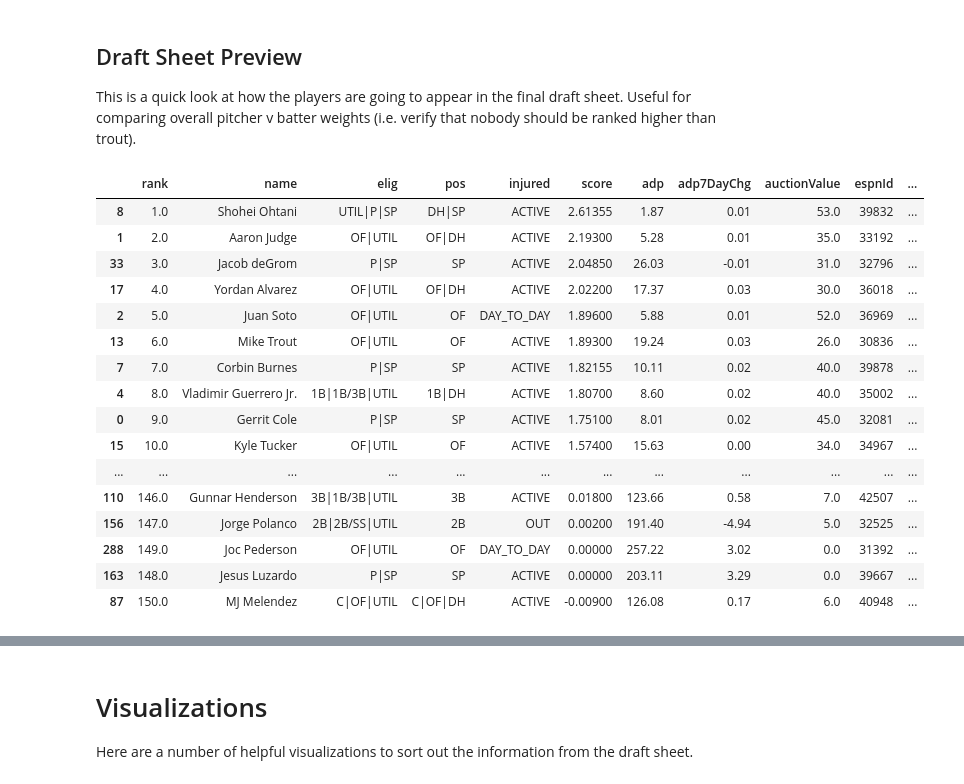
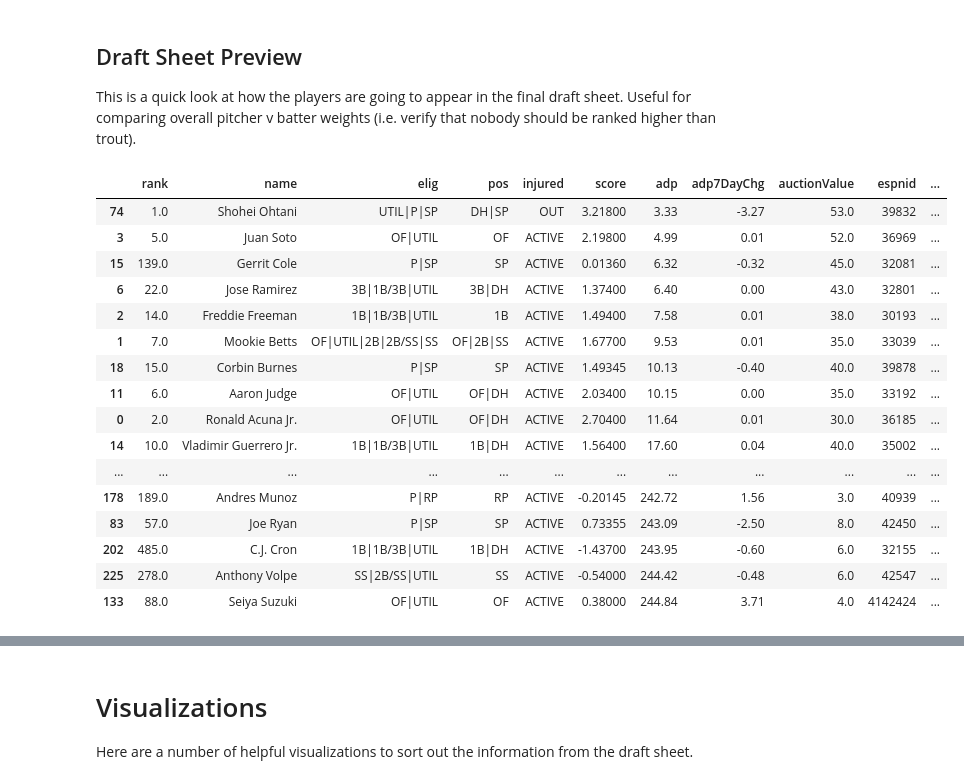
Before and after one commit to zmsy/notebooks, a Jupyter notebook: player_z_scores_preseason.ipynb, the cells around one changed output, grey strips where cells are left out. Drawn from its saved outputs; the diff is of its cells as text; code cells hidden in the pictures.

```diff
--- a/player_z_scores_preseason.ipynb
+++ b/player_z_scores_preseason.ipynb
@@ -317,13 +358,13 @@ MIDDLE_PITCHER_INDEX = int((NUM_TEAMS * NUM_PITCHERS) / 2)
 
 middle_batter_score = dfb[dfb["total_z_score_rank"] == MIDDLE_BATTER_INDEX][
     "total_z_score"
-]
+].iloc[0]
 dfb["total_z_score"] = dfb["total_z_score"] - float(middle_batter_score)
 dfb.reset_index(drop=True)
 
 middle_pitcher_score = dfp[dfp["total_z_score_rank"] == MIDDLE_PITCHER_INDEX][
     "total_z_score"
-]
+].iloc[0]
 dfp["total_z_score"] = dfp["total_z_score"] - float(middle_pitcher_score)
 dfp.reset_index(drop=True)
 
@@ -349,10 +393,10 @@ This sheet includes a number of important pieces of information for drafting spe
 - Combined scores
 # %%
 # name and espnteamid are the join columns
-cols = ["name", "espnteamid", "total_z_score"]
+cols = ["total_z_score", "espnid"]
 df = (
     pd.concat([dfb[cols], dfp[cols]])
-    .groupby(by=["name", "espnteamid"])
+    .groupby(by=["espnid"])
     .sum() # sum them to deal with shohei breaking all assumptions
     .reset_index()
     .sort_values(by="total_z_score", ascending=False)
@@ -360,10 +404,10 @@ df = (
 df.rename(columns={"total_z_score": "score"}, inplace=True)
 
 # merge in ESPN player data
-dfy = pd.merge(dfe, df, left_on=["name", "proTeamId"], right_on=["name", "espnteamid"], how="left")
+dfy = pd.merge(dfe, df, left_on="espnid", right_on="espnid", how="left")
 dfd = pd.merge(dfy, dfpl, on="name", how="left")
 
-# fill in missing type values, need to adjust names later
+# # fill in missing type values, need to adjust names later
 dfd["elig"] = dfd["elig"].astype("str").replace(to_replace="nan", value="")
 dfd["pos"] = dfd["pos"].astype("str").replace(to_replace="nan", value="")
 
@@ -430,13 +474,14 @@ dfd = dfd[
         "espnAdp",
         "espnAdpChng",
         "espnAuctionValue",
-        "espnId",
+        "espnid",
         "pctOwn",
         "pctStart",
         "catg",
         "pListRank",
         "pListTier",
-        "primaryPos"
+        "primaryPos",
+        "proTeamId"
     ]
 ]
 
@@ -460,24 +505,24 @@ with pd.ExcelWriter(f"fantasy_draft_sheet_{today}.xlsx") as writer:
 
 This is a quick look at how the players are going to appear in the final draft sheet. Useful for comparing overall pitcher v batter weights (i.e. verify that nobody should be ranked higher than trout).
 # %%
-dfd.sort_values(by="score", ascending=False).head(150)
+dfd.sort_values(by="adp", ascending=True).head(150)
 # %% [output]
-|  | rank | name | elig | pos | injured | score | adp | adp7DayChg | auctionValue | espnId | ... |
-| 8 | 1.0 | Shohei Ohtani | UTIL|P|SP | DH|SP | ACTIVE | 2.61355 | 1.87 | 0.01 | 53.0 | 39832 | ... |
-| 1 | 2.0 | Aaron Judge | OF|UTIL | OF|DH | ACTIVE | 2.19300 | 5.28 | 0.01 | 35.0 | 33192 | ... |
-| 33 | 3.0 | Jacob deGrom | P|SP | SP | ACTIVE | 2.04850 | 26.03 | -0.01 | 31.0 | 32796 | ... |
-| 17 | 4.0 | Yordan Alvarez | OF|UTIL | OF|DH | ACTIVE | 2.02200 | 17.37 | 0.03 | 30.0 | 36018 | ... |
-| 2 | 5.0 | Juan Soto | OF|UTIL | OF | DAY_TO_DAY | 1.89600 | 5.88 | 0.01 | 52.0 | 36969 | ... |
-| 13 | 6.0 | Mike Trout | OF|UTIL | OF | ACTIVE | 1.89300 | 19.24 | 0.03 | 26.0 | 30836 | ... |
-| 7 | 7.0 | Corbin Burnes | P|SP | SP | ACTIVE | 1.82155 | 10.11 | 0.02 | 40.0 | 39878 | ... |
-| 4 | 8.0 | Vladimir Guerrero Jr. | 1B|1B/3B|UTIL | 1B|DH | ACTIVE | 1.80700 | 8.60 | 0.02 | 40.0 | 35002 | ... |
-| 0 | 9.0 | Gerrit Cole | P|SP | SP | ACTIVE | 1.75100 | 8.01 | 0.02 | 45.0 | 32081 | ... |
-| 15 | 10.0 | Kyle Tucker | OF|UTIL | OF | ACTIVE | 1.57400 | 15.63 | 0.00 | 34.0 | 34967 | ... |
+|  | rank | name | elig | pos | injured | score | adp | adp7DayChg | auctionValue | espnid | ... |
+| 74 | 1.0 | Shohei Ohtani | UTIL|P|SP | DH|SP | OUT | 3.21800 | 3.33 | -3.27 | 53.0 | 39832 | ... |
+| 3 | 5.0 | Juan Soto | OF|UTIL | OF | ACTIVE | 2.19800 | 4.99 | 0.01 | 52.0 | 36969 | ... |
+| 15 | 139.0 | Gerrit Cole | P|SP | SP | ACTIVE | 0.01360 | 6.32 | -0.32 | 45.0 | 32081 | ... |
+| 6 | 22.0 | Jose Ramirez | 3B|1B/3B|UTIL | 3B|DH | ACTIVE | 1.37400 | 6.40 | 0.00 | 43.0 | 32801 | ... |
+| 2 | 14.0 | Freddie Freeman | 1B|1B/3B|UTIL | 1B | ACTIVE | 1.49400 | 7.58 | 0.01 | 38.0 | 30193 | ... |
+| 1 | 7.0 | Mookie Betts | OF|UTIL|2B|2B/SS|SS | OF|2B|SS | ACTIVE | 1.67700 | 9.53 | 0.01 | 35.0 | 33039 | ... |
+| 18 | 15.0 | Corbin Burnes | P|SP | SP | ACTIVE | 1.49345 | 10.13 | -0.40 | 40.0 | 39878 | ... |
+| 11 | 6.0 | Aaron Judge | OF|UTIL | OF|DH | ACTIVE | 2.03400 | 10.15 | 0.00 | 35.0 | 33192 | ... |
+| 0 | 2.0 | Ronald Acuna Jr. | OF|UTIL | OF|DH | ACTIVE | 2.70400 | 11.64 | 0.01 | 30.0 | 36185 | ... |
+| 14 | 10.0 | Vladimir Guerrero Jr. | 1B|1B/3B|UTIL | 1B|DH | ACTIVE | 1.56400 | 17.60 | 0.04 | 40.0 | 35002 | ... |
 | ... | ... | ... | ... | ... | ... | ... | ... | ... | ... | ... | ... |
-| 110 | 146.0 | Gunnar Henderson | 3B|1B/3B|UTIL | 3B | ACTIVE | 0.01800 | 123.66 | 0.58 | 7.0 | 42507 | ... |
-| 156 | 147.0 | Jorge Polanco | 2B|2B/SS|UTIL | 2B | OUT | 0.00200 | 191.40 | -4.94 | 5.0 | 32525 | ... |
-| 288 | 149.0 | Joc Pederson | OF|UTIL | OF | DAY_TO_DAY | 0.00000 | 257.22 | 3.02 | 0.0 | 31392 | ... |
-| 163 | 148.0 | Jesus Luzardo | P|SP | SP | ACTIVE | 0.00000 | 203.11 | 3.29 | 0.0 | 39667 | ... |
-| 87 | 150.0 | MJ Melendez | C|OF|UTIL | C|OF|DH | ACTIVE | -0.00900 | 126.08 | 0.17 | 6.0 | 40948 | ... |
+| 178 | 189.0 | Andres Munoz | P|RP | RP | ACTIVE | -0.20145 | 242.72 | 1.56 | 3.0 | 40939 | ... |
+| 83 | 57.0 | Joe Ryan | P|SP | SP | ACTIVE | 0.73355 | 243.09 | -2.50 | 8.0 | 42450 | ... |
+| 202 | 485.0 | C.J. Cron | 1B|1B/3B|UTIL | 1B|DH | ACTIVE | -1.43700 | 243.95 | -0.60 | 6.0 | 32155 | ... |
+| 225 | 278.0 | Anthony Volpe | SS|2B/SS|UTIL | SS | ACTIVE | -0.54000 | 244.42 | -0.48 | 6.0 | 42547 | ... |
+| 133 | 88.0 | Seiya Suzuki | OF|UTIL | OF | ACTIVE | 0.38000 | 244.84 | 3.71 | 4.0 | 4142424 | ... |
 # %%
 # check for any players where the stats are missing (likely due to bad join on name/team)
```
Also changed, not shown: parts of 7 cells of this notebook.
